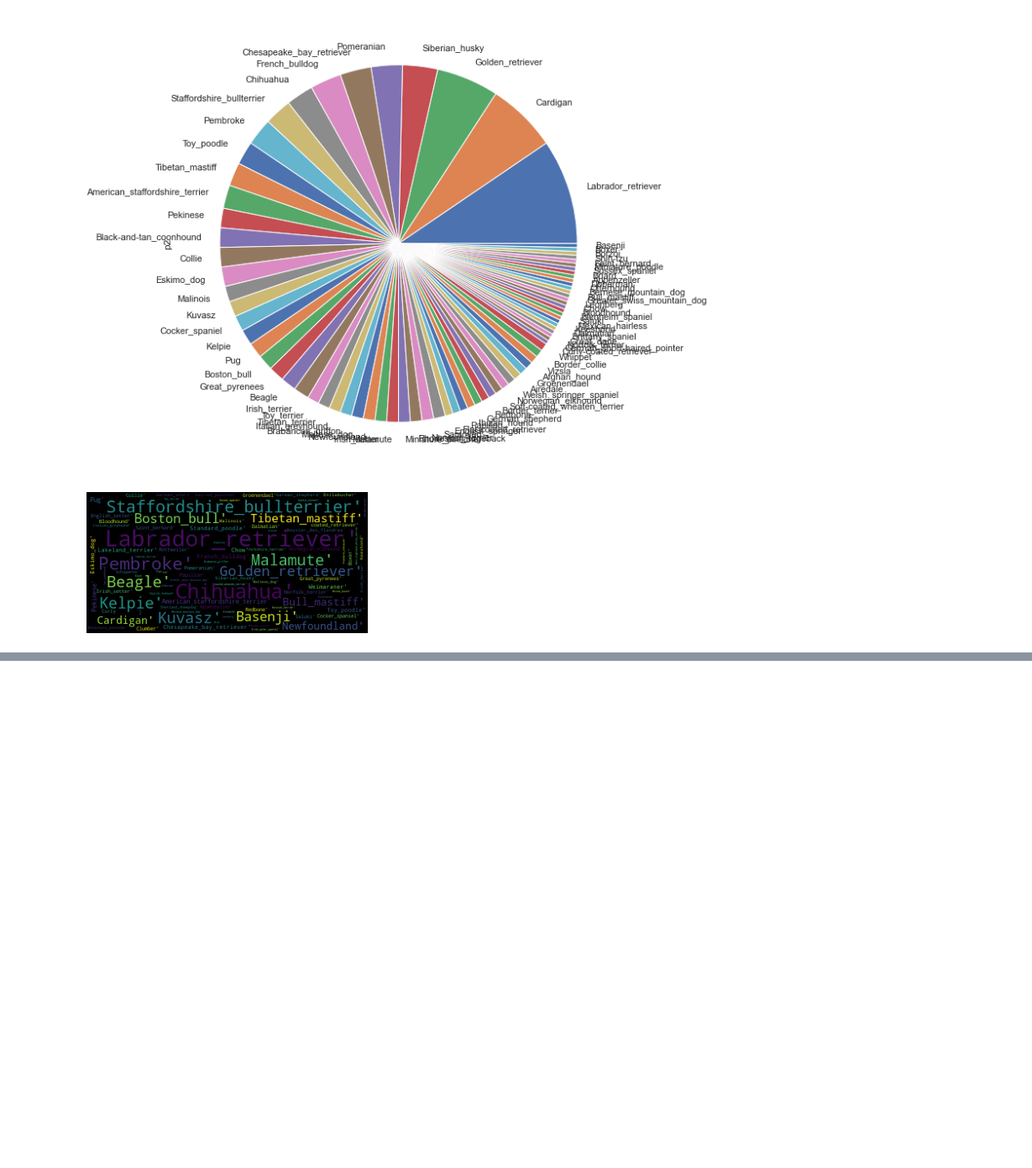
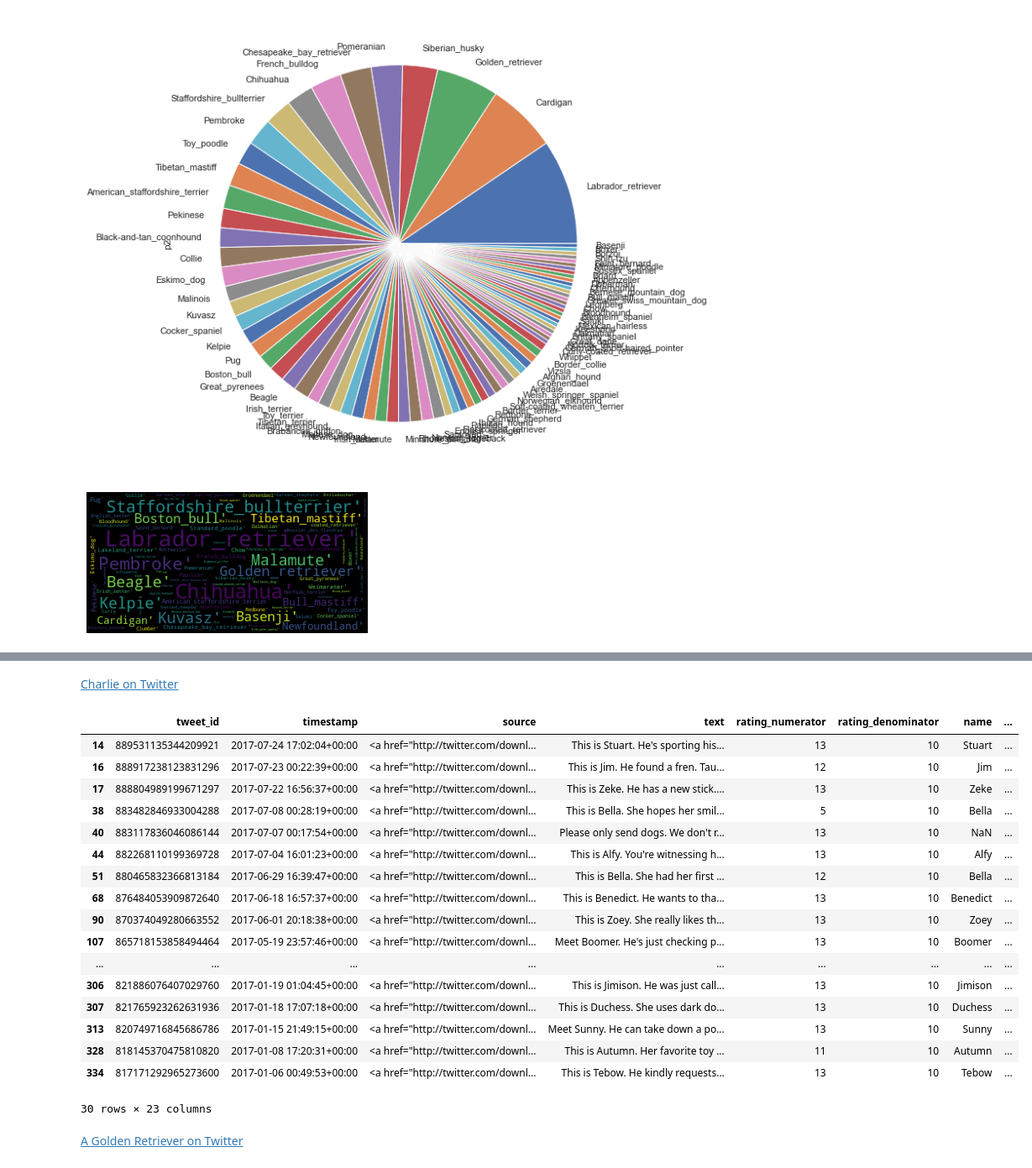
Before and after one commit to carluvy/We_rate_dogs-udacity, a Jupyter notebook: wrangle_act.ipynb, the cells around one changed output, grey strips where cells are left out. Shown at 84% size. Drawn from its saved outputs; the diff is of its cells as text; code cells hidden in the pictures; blank space fills up the shorter version.

```diff
--- a/wrangle_act.ipynb
+++ b/wrangle_act.ipynb
@@ -1260,0 +1212,25 @@ plt.show();
+# %% [markdown]
+[Charlie on Twitter](https://twitter.com/dog_rates/status/844580511645339650)
+# %%
+twitter_master[twitter_master.p1 == 'Golden_retriever']
+# %% [output]
+|  | tweet_id | timestamp | source | text | rating_numerator | rating_denominator | name | ... |
+| 14 | 889531135344209921 | 2017-07-24 17:02:04+00:00 | <a href="http://twitter.com/downl... | This is Stuart. He's sporting his... | 13 | 10 | Stuart | ... |
+| 16 | 888917238123831296 | 2017-07-23 00:22:39+00:00 | <a href="http://twitter.com/downl... | This is Jim. He found a fren. Tau... | 12 | 10 | Jim | ... |
+| 17 | 888804989199671297 | 2017-07-22 16:56:37+00:00 | <a href="http://twitter.com/downl... | This is Zeke. He has a new stick.... | 13 | 10 | Zeke | ... |
+| 38 | 883482846933004288 | 2017-07-08 00:28:19+00:00 | <a href="http://twitter.com/downl... | This is Bella. She hopes her smil... | 5 | 10 | Bella | ... |
+| 40 | 883117836046086144 | 2017-07-07 00:17:54+00:00 | <a href="http://twitter.com/downl... | Please only send dogs. We don't r... | 13 | 10 | NaN | ... |
+| 44 | 882268110199369728 | 2017-07-04 16:01:23+00:00 | <a href="http://twitter.com/downl... | This is Alfy. You're witnessing h... | 13 | 10 | Alfy | ... |
+| 51 | 880465832366813184 | 2017-06-29 16:39:47+00:00 | <a href="http://twitter.com/downl... | This is Bella. She had her first ... | 12 | 10 | Bella | ... |
+| 68 | 876484053909872640 | 2017-06-18 16:57:37+00:00 | <a href="http://twitter.com/downl... | This is Benedict. He wants to tha... | 13 | 10 | Benedict | ... |
+| 90 | 870374049280663552 | 2017-06-01 20:18:38+00:00 | <a href="http://twitter.com/downl... | This is Zoey. She really likes th... | 13 | 10 | Zoey | ... |
+| 107 | 865718153858494464 | 2017-05-19 23:57:46+00:00 | <a href="http://twitter.com/downl... | Meet Boomer. He's just checking p... | 13 | 10 | Boomer | ... |
+| ... | ... | ... | ... | ... | ... | ... | ... | ... |
+| 306 | 821886076407029760 | 2017-01-19 01:04:45+00:00 | <a href="http://twitter.com/downl... | This is Jimison. He was just call... | 13 | 10 | Jimison | ... |
+| 307 | 821765923262631936 | 2017-01-18 17:07:18+00:00 | <a href="http://twitter.com/downl... | This is Duchess. She uses dark do... | 13 | 10 | Duchess | ... |
+| 313 | 820749716845686786 | 2017-01-15 21:49:15+00:00 | <a href="http://twitter.com/downl... | Meet Sunny. He can take down a po... | 13 | 10 | Sunny | ... |
+| 328 | 818145370475810820 | 2017-01-08 17:20:31+00:00 | <a href="http://twitter.com/downl... | This is Autumn. Her favorite toy ... | 11 | 10 | Autumn | ... |
+| 334 | 817171292965273600 | 2017-01-06 00:49:53+00:00 | <a href="http://twitter.com/downl... | This is Tebow. He kindly requests... | 13 | 10 | Tebow | ... |
+30 rows × 23 columns
+# %% [markdown]
+[A Golden Retriever on Twitter](https://twitter.com/dog_rates/status/889531135344209921)
```
Also changed, not shown: parts of 12 cells of this notebook, 4 other files.
